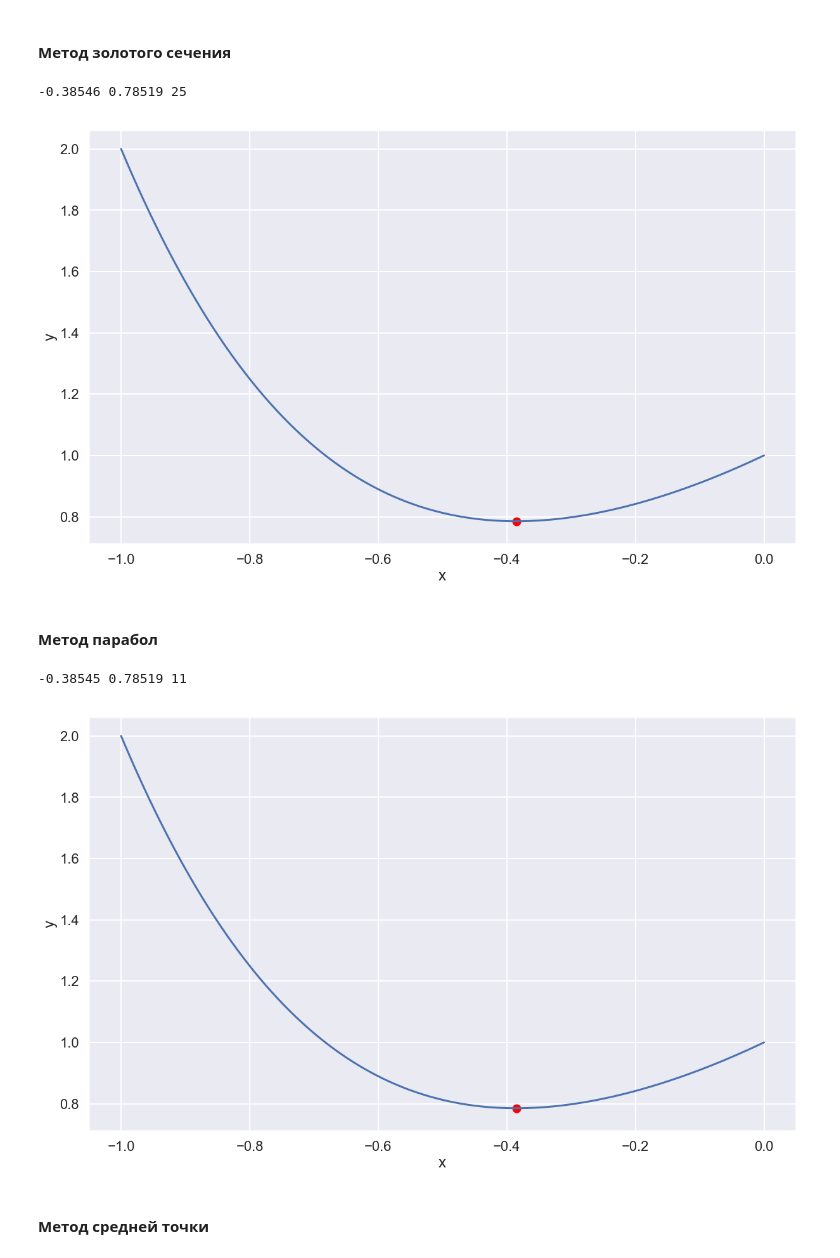
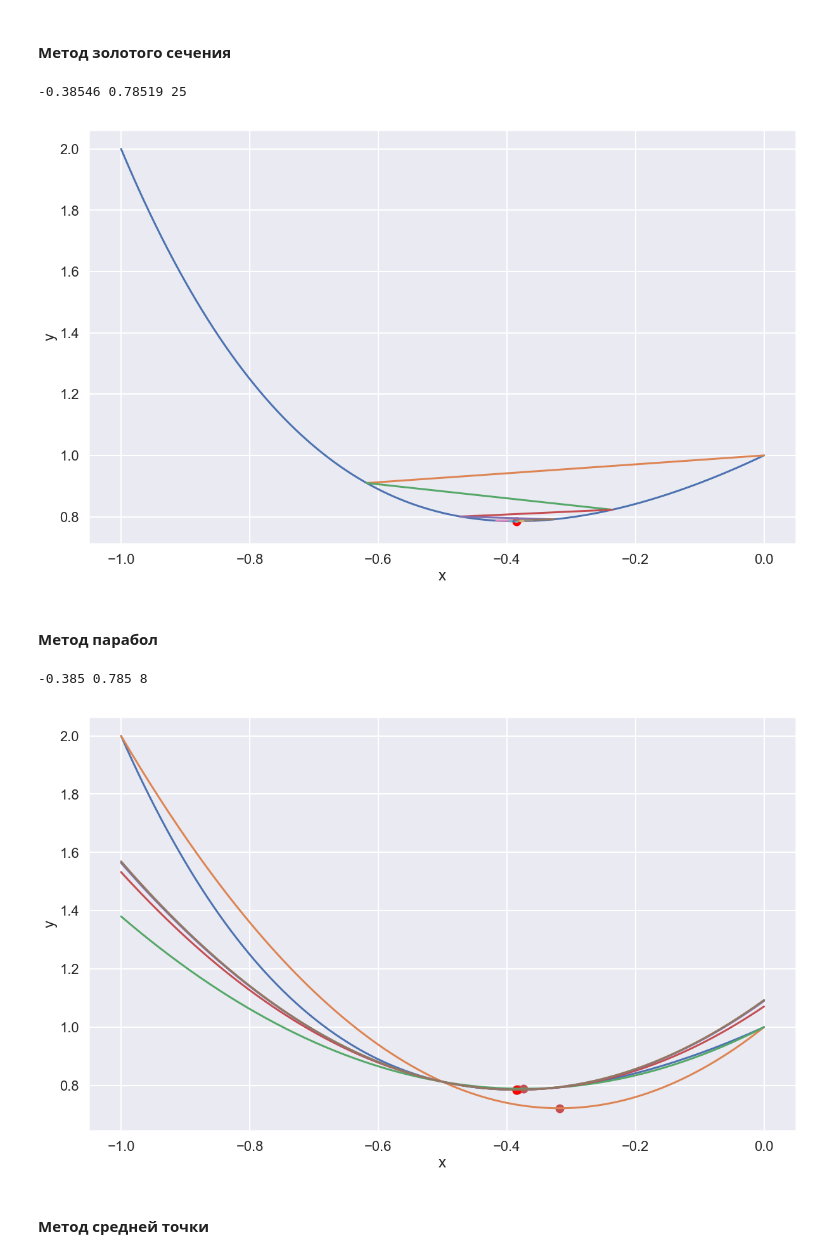
Before and after one commit to lainys/-, a Jupyter notebook: lab1/lab1.ipynb, the cells around one changed output. Drawn from its saved outputs; the diff is of its cells as text; code cells hidden in the pictures.

```diff
--- a/lab1/lab1.ipynb
+++ b/lab1/lab1.ipynb
@@ -153,7 +168,7 @@ def iteration_golden_section(f,a,b,x1,x2,f1,f2,t,n=0):
     return a,b,x1,x2,f1,f2,n
 
 
-def golden_section(f,bounds,eps=0.001):
+def golden_section(f,bounds,eps=0.001,verbose=True):
     a,b = bounds
 
     t = (np.sqrt(5) - 1)/2
@@ -170,8 +185,12 @@ def golden_section(f,bounds,eps=0.001):
     en = (b-a)/2
 
     while not en < eps:
+
         a,b,x1,x2,f1,f2,n = iteration_golden_section(f,a,b,x1,x2,f1,f2,t,n)
         en *= t
+
+        if verbose :
+            plt.plot([a,b],[f(a),f(b)])
 
     x = (a + b)/2
 
@@ -181,56 +200,68 @@ def golden_section(f,bounds,eps=0.001):
 test_func(golden_section)
 # %% [output]
 -0.38546 0.78519 25
-[figure, old version]
+[figure, new version]
 # %% [markdown]
 #### Метод парабол
 # %%
-def iteration_parabola(f,x1,x2,x3,f1,f2,f3,n=0):
+def iteration_parabola(f,x1,x2,x3,f1,f2,f3,a,b,n=0,verbose=False):
 
+    a0 = f1
     a1 = (f2-f1)/(x2-x1)
     a2 = ((f3-f1)/(x3-x1)-(f2-f1)/(x2-x1))/(x3-x2)
 
     x = (x1 + x2 - a1/a2)/2
     fx = f(x)
     n += 1
+
+
+
+    if verbose:
+        x_p = linspace(a,b,200)
+        y_p = lambda x:a0 + a1*(x-x1) + a2*(x-x1)*(x-x2)
+        plt.plot(x_p,y_p(x_p))
+        plt.scatter(x,y_p(x),color='r')
+
 
     if x > x2 and fx > f2:
         x3,f3 = x,fx
     elif x > x2 and fx < f2:
         x1,f1 = x2,f2
         x2,f2 = x,fx
     elif x < x2 and fx > f2:
         x1,f1 = x,fx
     elif x < x2 and fx < f2:
         x3,f3 = x2,f2
         x2,f2 = x,fx
 
+
     return x,x1,x2,x3,f1,f2,f3,n
 
-def parabola(f,bounds,eps=0.001,n=0):
+def parabola(f,bounds,eps=0.001,n=0,verbose=True):
     a,b = bounds
 
     x1,x2,x3 = a,(a+b)/2,b
     f1,f2,f3 = f(x1),f(x2),f(x3)
     n += 3
 
-    x0,x1,x2,x3,f1,f2,f3,n = iteration_parabola(f,x1,x2,x3,f1,f2,f3,n)
+    x0,x1,x2,x3,f1,f2,f3,n = iteration_parabola(f,x1,x2,x3,f1,f2,f3,a,b,n,verbose=verbose)
 
     delta = 1
 
     while not delta < eps:
-        x,x1,x2,x3,f1,f2,f3,n = iteration_parabola(f,x1,x2,x3,f1,f2,f3,n)
+
+        x,x1,x2,x3,f1,f2,f3,n = iteration_parabola(f,x1,x2,x3,f1,f2,f3,a,b,n,verbose=verbose)
 
         delta = np.abs(x0 - x)
 
         x0 = x
 
     return x0,f(x0),n
 
-test_func(parabola)
+test_func(parabola,eps=0.001)
 # %% [output]
--0.38545 0.78519 11
+-0.385 0.785 8
-[figure, old version]
+[figure, new version]
 # %%
 # центральная
 def cf(f,x,h=0.001):
```
Also changed, not shown: parts of 11 cells of this notebook.
